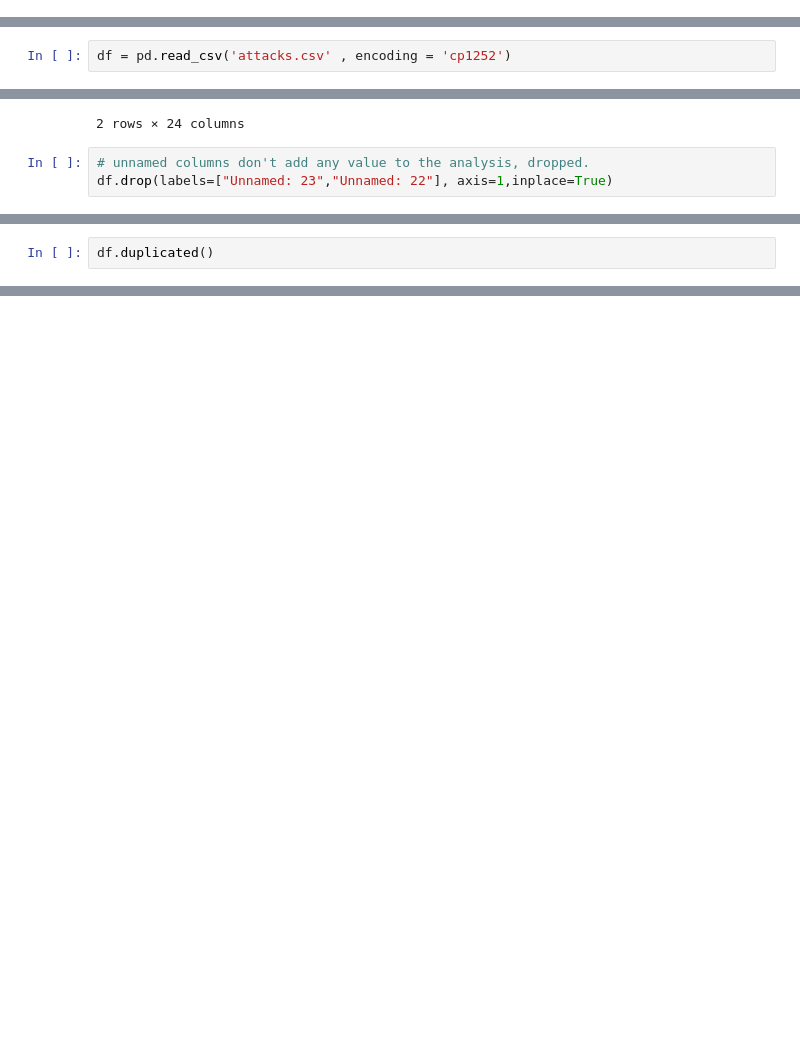
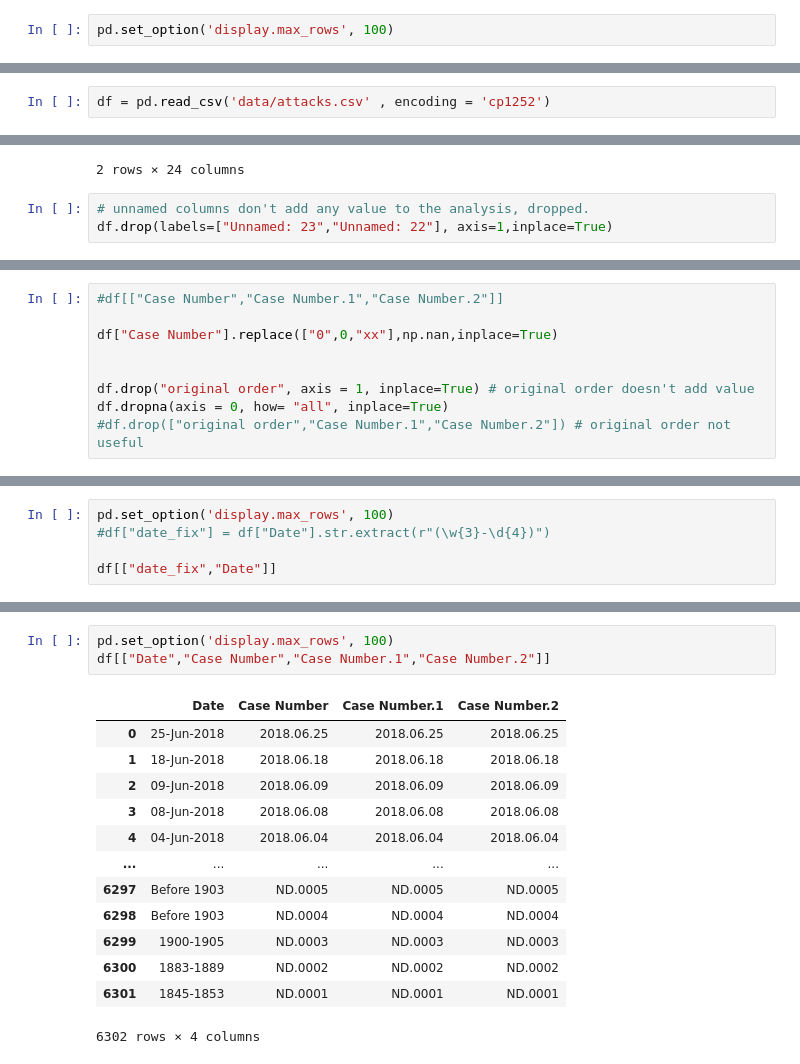
Before and after one commit to nb3110/shark-attack-blasi, a Jupyter notebook: analysis.ipynb, the cells around one changed output, grey strips where cells are left out. Saved outputs shown, nothing was run; the diff lists cells and outputs as text; blank space fills up the shorter version.

Commit message:
cleaning dates, in progress

```diff
--- a/analysis.ipynb
+++ b/analysis.ipynb
@@ -7 +4,3 @@ import pandas as pd
+# %%
+pd.set_option('display.max_rows', 100)
 # %%
@@ -11,5 +10,5 @@ print(open('attacks.csv'))
 # %%
-df = pd.read_csv('attacks.csv' , encoding = 'cp1252')
+df = pd.read_csv('data/attacks.csv' , encoding = 'cp1252')
 # %%
 df.head()
 # %% [output]
@@ -79,2 +66,9 @@ df
 # %%
-df.duplicated()
+#df[["Case Number","Case Number.1","Case Number.2"]]
+
+df["Case Number"].replace(["0",0,"xx"],np.nan,inplace=True)
+
+
+df.drop("original order", axis = 1, inplace=True) # original order doesn't add value
+df.dropna(axis = 0, how= "all", inplace=True)
+#df.drop(["original order","Case Number.1","Case Number.2"]) # original order not useful
@@ -99,0 +109,5 @@ Name: href, dtype: object
+# %%
+pd.set_option('display.max_rows', 100)
+#df["date_fix"] = df["Date"].str.extract(r"(\w{3}-\d{4})")
+
+df[["date_fix","Date"]]
@@ -99,0 +128,17 @@ Name: href, dtype: object
+# %%
+pd.set_option('display.max_rows', 100)
+df[["Date","Case Number","Case Number.1","Case Number.2"]]
+# %% [output]
+|  | Date | Case Number | Case Number.1 | Case Number.2 |
+| 0 | 25-Jun-2018 | 2018.06.25 | 2018.06.25 | 2018.06.25 |
+| 1 | 18-Jun-2018 | 2018.06.18 | 2018.06.18 | 2018.06.18 |
+| 2 | 09-Jun-2018 | 2018.06.09 | 2018.06.09 | 2018.06.09 |
+| 3 | 08-Jun-2018 | 2018.06.08 | 2018.06.08 | 2018.06.08 |
+| 4 | 04-Jun-2018 | 2018.06.04 | 2018.06.04 | 2018.06.04 |
+| ... | ... | ... | ... | ... |
+| 6297 | Before 1903 | ND.0005 | ND.0005 | ND.0005 |
+| 6298 | Before 1903 | ND.0004 | ND.0004 | ND.0004 |
+| 6299 | 1900-1905 | ND.0003 | ND.0003 | ND.0003 |
+| 6300 | 1883-1889 | ND.0002 | ND.0002 | ND.0002 |
+| 6301 | 1845-1853 | ND.0001 | ND.0001 | ND.0001 |
+6302 rows × 4 columns
```
Also changed, not shown: parts of 13 cells of this notebook.
